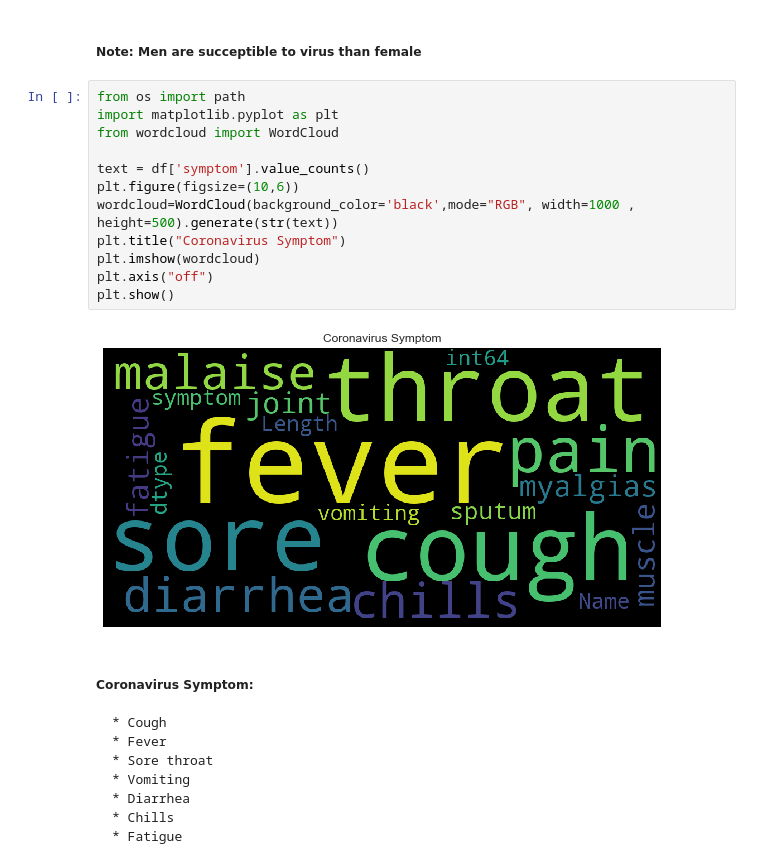
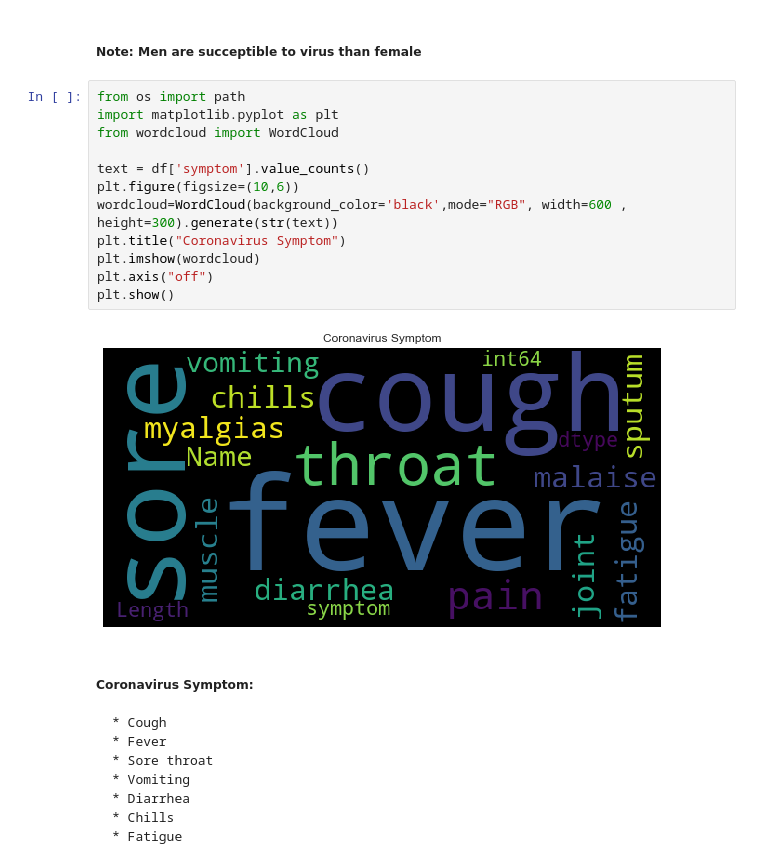
Before and after one commit to ThoaShook/Coronavirus-Analysis, a Jupyter notebook: Coronavirus_Analysis.ipynb, the cells around one changed output. Cells and saved outputs as stored; diff of their text form.

```diff
--- a/Coronavirus_Analysis.ipynb
+++ b/Coronavirus_Analysis.ipynb
@@ -76,17 +76,17 @@ Text(0.5, 1.0, 'Gender Distribution')
 # %%
 from os import path
 import matplotlib.pyplot as plt
 from wordcloud import WordCloud
 
 text = df['symptom'].value_counts()
 plt.figure(figsize=(10,6))
-wordcloud=WordCloud(background_color='black',mode="RGB", width=1000 , height=500).generate(str(text))
+wordcloud=WordCloud(background_color='black',mode="RGB", width=600 , height=300).generate(str(text))
 plt.title("Coronavirus Symptom")
 plt.imshow(wordcloud)
 plt.axis("off")
 plt.show()
 # %% [output]
-[figure, old version]
+[figure, new version]
 # %% [markdown]
 ##### Coronavirus Symptom:
     * Cough
```
Also changed, not shown: parts of 1 cell of this notebook.
